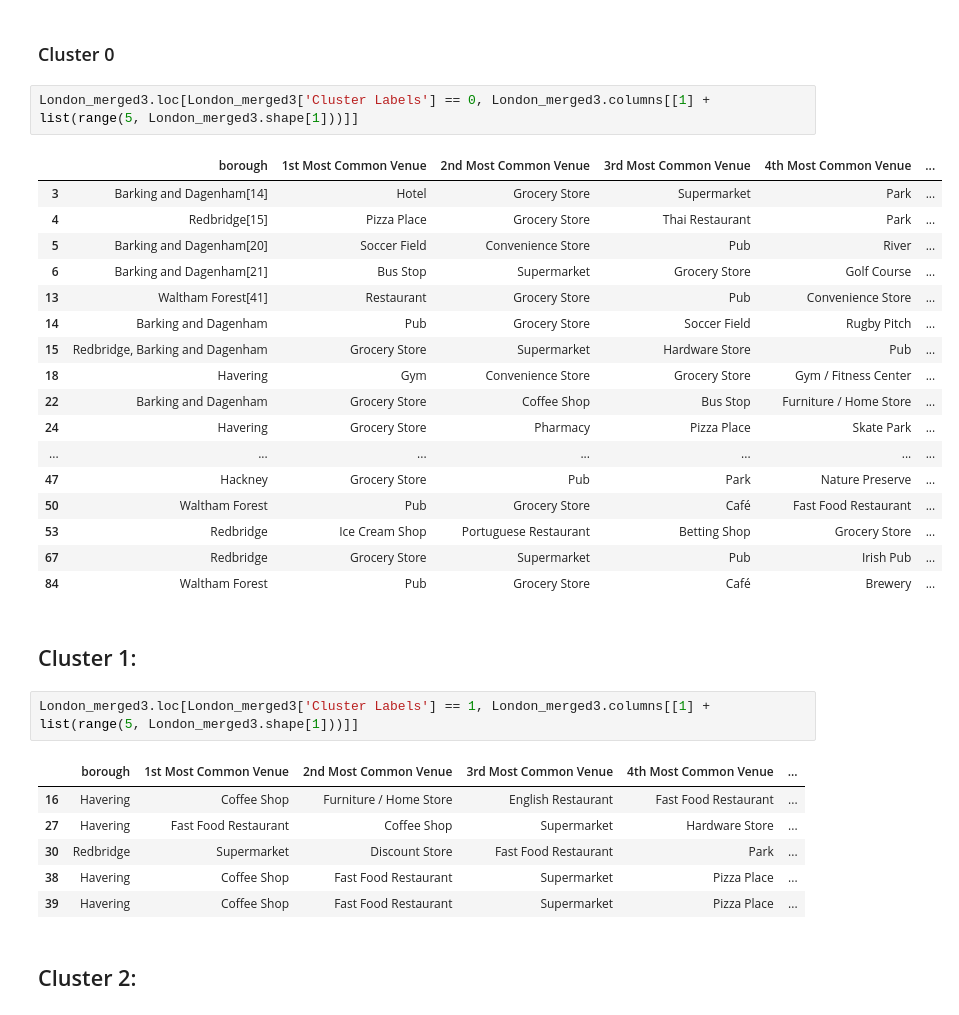
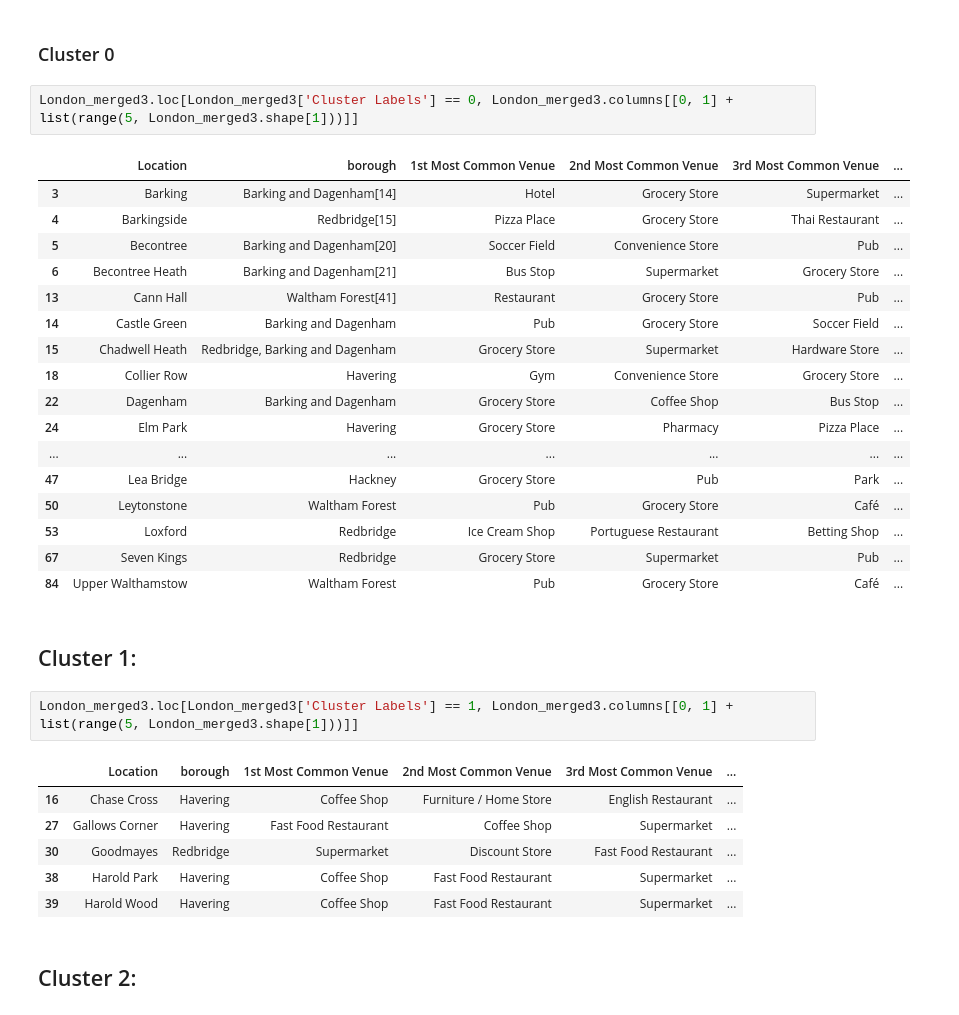
Before and after one commit to RonDanGit/coursera-capstone-project, a Jupyter notebook: 210405 Capstone_London.ipynb, the cells around one changed output. Cells and saved outputs as stored; diff of their text form.

```diff
--- a/210405 Capstone_London.ipynb
+++ b/210405 Capstone_London.ipynb
@@ -814,36 +818,36 @@ map_clusters
 # %% [markdown]
 ### Cluster 0
 # %%
-London_merged3.loc[London_merged3['Cluster Labels'] == 0, London_merged3.columns[[1] + list(range(5, London_merged3.shape[1]))]]
+London_merged3.loc[London_merged3['Cluster Labels'] == 0, London_merged3.columns[[0, 1] + list(range(5, London_merged3.shape[1]))]]
 # %% [output]
-|  | borough | 1st Most Common Venue | 2nd Most Common Venue | 3rd Most Common Venue | 4th Most Common Venue | ... |
-| 3 | Barking and Dagenham[14] | Hotel | Grocery Store | Supermarket | Park | ... |
-| 4 | Redbridge[15] | Pizza Place | Grocery Store | Thai Restaurant | Park | ... |
-| 5 | Barking and Dagenham[20] | Soccer Field | Convenience Store | Pub | River | ... |
-| 6 | Barking and Dagenham[21] | Bus Stop | Supermarket | Grocery Store | Golf Course | ... |
-| 13 | Waltham Forest[41] | Restaurant | Grocery Store | Pub | Convenience Store | ... |
-| 14 | Barking and Dagenham | Pub | Grocery Store | Soccer Field | Rugby Pitch | ... |
-| 15 | Redbridge, Barking and Dagenham | Grocery Store | Supermarket | Hardware Store | Pub | ... |
-| 18 | Havering | Gym | Convenience Store | Grocery Store | Gym / Fitness Center | ... |
-| 22 | Barking and Dagenham | Grocery Store | Coffee Shop | Bus Stop | Furniture / Home Store | ... |
-| 24 | Havering | Grocery Store | Pharmacy | Pizza Place | Skate Park | ... |
+|  | Location | borough | 1st Most Common Venue | 2nd Most Common Venue | 3rd Most Common Venue | ... |
+| 3 | Barking | Barking and Dagenham[14] | Hotel | Grocery Store | Supermarket | ... |
+| 4 | Barkingside | Redbridge[15] | Pizza Place | Grocery Store | Thai Restaurant | ... |
+| 5 | Becontree | Barking and Dagenham[20] | Soccer Field | Convenience Store | Pub | ... |
+| 6 | Becontree Heath | Barking and Dagenham[21] | Bus Stop | Supermarket | Grocery Store | ... |
+| 13 | Cann Hall | Waltham Forest[41] | Restaurant | Grocery Store | Pub | ... |
+| 14 | Castle Green | Barking and Dagenham | Pub | Grocery Store | Soccer Field | ... |
+| 15 | Chadwell Heath | Redbridge, Barking and Dagenham | Grocery Store | Supermarket | Hardware Store | ... |
+| 18 | Collier Row | Havering | Gym | Convenience Store | Grocery Store | ... |
+| 22 | Dagenham | Barking and Dagenham | Grocery Store | Coffee Shop | Bus Stop | ... |
+| 24 | Elm Park | Havering | Grocery Store | Pharmacy | Pizza Place | ... |
 | ... | ... | ... | ... | ... | ... | ... |
-| 47 | Hackney | Grocery Store | Pub | Park | Nature Preserve | ... |
-| 50 | Waltham Forest | Pub | Grocery Store | Café | Fast Food Restaurant | ... |
-| 53 | Redbridge | Ice Cream Shop | Portuguese Restaurant | Betting Shop | Grocery Store | ... |
-| 67 | Redbridge | Grocery Store | Supermarket | Pub | Irish Pub | ... |
-| 84 | Waltham Forest | Pub | Grocery Store | Café | Brewery | ... |
+| 47 | Lea Bridge | Hackney | Grocery Store | Pub | Park | ... |
+| 50 | Leytonstone | Waltham Forest | Pub | Grocery Store | Café | ... |
+| 53 | Loxford | Redbridge | Ice Cream Shop | Portuguese Restaurant | Betting Shop | ... |
+| 67 | Seven Kings | Redbridge | Grocery Store | Supermarket | Pub | ... |
+| 84 | Upper Walthamstow | Waltham Forest | Pub | Grocery Store | Café | ... |
 # %% [markdown]
 ## Cluster 1:
 # %%
-London_merged3.loc[London_merged3['Cluster Labels'] == 1, London_merged3.columns[[1] + list(range(5, London_merged3.shape[1]))]]
+London_merged3.loc[London_merged3['Cluster Labels'] == 1, London_merged3.columns[[0, 1] + list(range(5, London_merged3.shape[1]))]]
 # %% [output]
-|  | borough | 1st Most Common Venue | 2nd Most Common Venue | 3rd Most Common Venue | 4th Most Common Venue | ... |
-| 16 | Havering | Coffee Shop | Furniture / Home Store | English Restaurant | Fast Food Restaurant | ... |
-| 27 | Havering | Fast Food Restaurant | Coffee Shop | Supermarket | Hardware Store | ... |
-| 30 | Redbridge | Supermarket | Discount Store | Fast Food Restaurant | Park | ... |
-| 38 | Havering | Coffee Shop | Fast Food Restaurant | Supermarket | Pizza Place | ... |
-| 39 | Havering | Coffee Shop | Fast Food Restaurant | Supermarket | Pizza Place | ... |
+|  | Location | borough | 1st Most Common Venue | 2nd Most Common Venue | 3rd Most Common Venue | ... |
+| 16 | Chase Cross | Havering | Coffee Shop | Furniture / Home Store | English Restaurant | ... |
+| 27 | Gallows Corner | Havering | Fast Food Restaurant | Coffee Shop | Supermarket | ... |
+| 30 | Goodmayes | Redbridge | Supermarket | Discount Store | Fast Food Restaurant | ... |
+| 38 | Harold Park | Havering | Coffee Shop | Fast Food Restaurant | Supermarket | ... |
+| 39 | Harold Wood | Havering | Coffee Shop | Fast Food Restaurant | Supermarket | ... |
 # %% [markdown]
 ## Cluster 2:
 # %%
```
Also changed, not shown: parts of 5 cells of this notebook.
